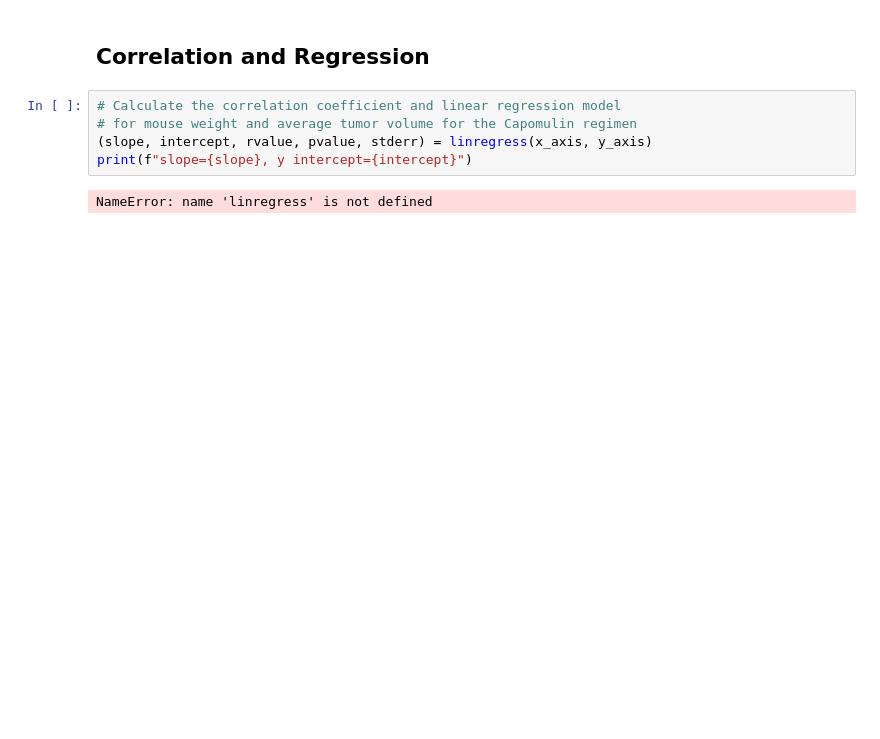
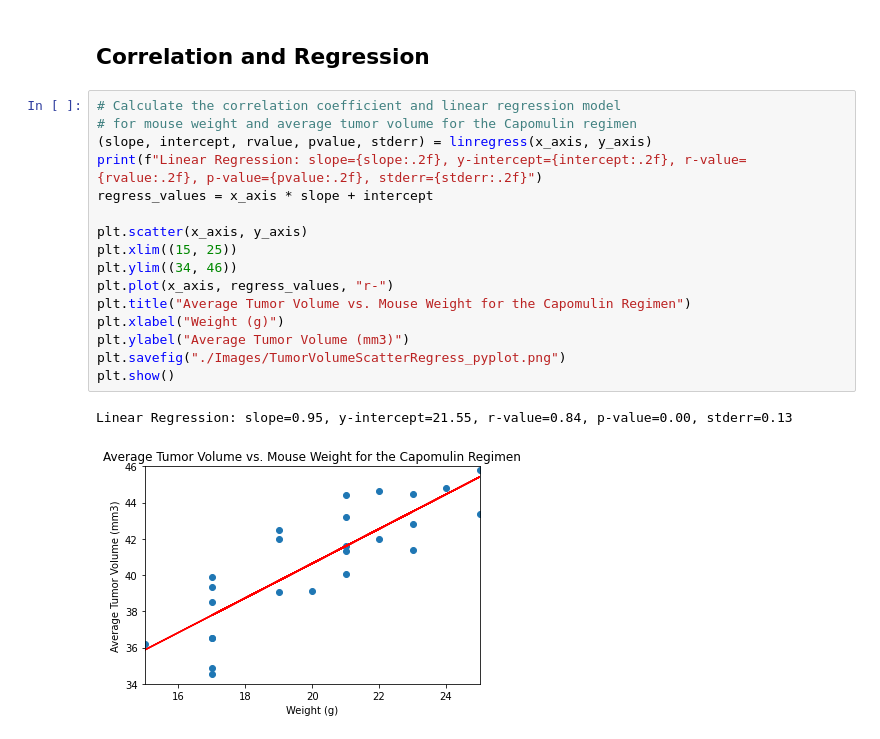
Before and after one commit to sean-galloway/matplotlib_Pymaceuticals, a Jupyter notebook: pymaceuticals.ipynb, the cells around one changed output. Saved outputs shown, nothing was run; the diff lists cells and outputs as text; blank space fills up the shorter version.

```diff
--- a/pymaceuticals.ipynb
+++ b/pymaceuticals.ipynb
@@ -324,7 +336,19 @@ plt.show()
 # %%
 # Calculate the correlation coefficient and linear regression model
 # for mouse weight and average tumor volume for the Capomulin regimen
 (slope, intercept, rvalue, pvalue, stderr) = linregress(x_axis, y_axis)
-print(f"slope={slope}, y intercept={intercept}")
+print(f"Linear Regression: slope={slope:.2f}, y-intercept={intercept:.2f}, r-value={rvalue:.2f}, p-value={pvalue:.2f}, stderr={stderr:.2f}")
+regress_values = x_axis * slope + intercept
+
+plt.scatter(x_axis, y_axis)
+plt.xlim((15, 25))
+plt.ylim((34, 46))
+plt.plot(x_axis, regress_values, "r-")
+plt.title("Average Tumor Volume vs. Mouse Weight for the Capomulin Regimen")
+plt.xlabel("Weight (g)")
+plt.ylabel("Average Tumor Volume (mm3)")
+plt.savefig("./Images/TumorVolumeScatterRegress_pyplot.png")
+plt.show()
 # %% [output]
-NameError: name 'linregress' is not defined
+Linear Regression: slope=0.95, y-intercept=21.55, r-value=0.84, p-value=0.00, stderr=0.13
+[figure, added]
```
Also changed, not shown: parts of 14 cells of this notebook, 9 other files.
